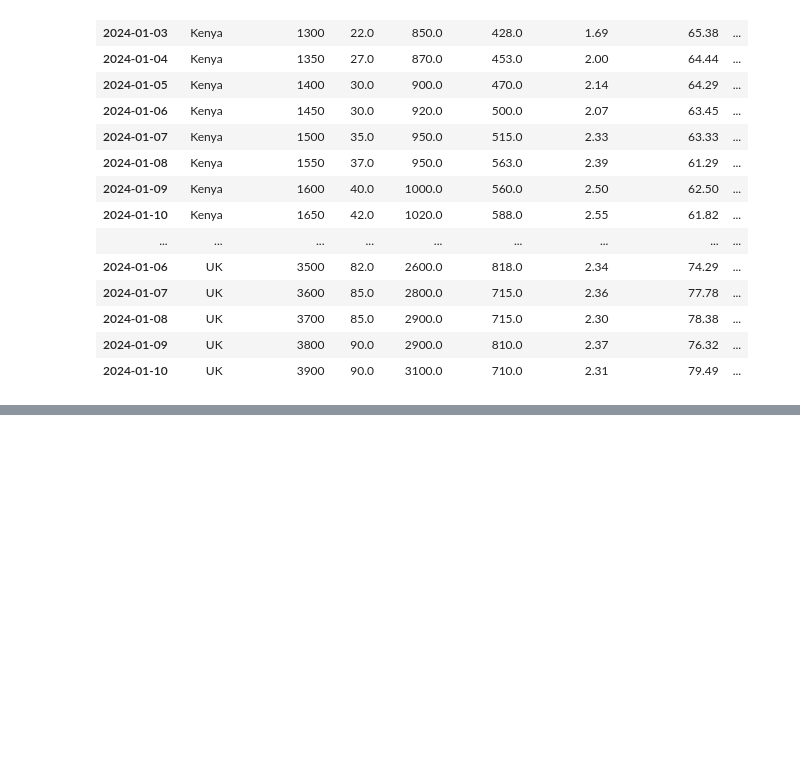
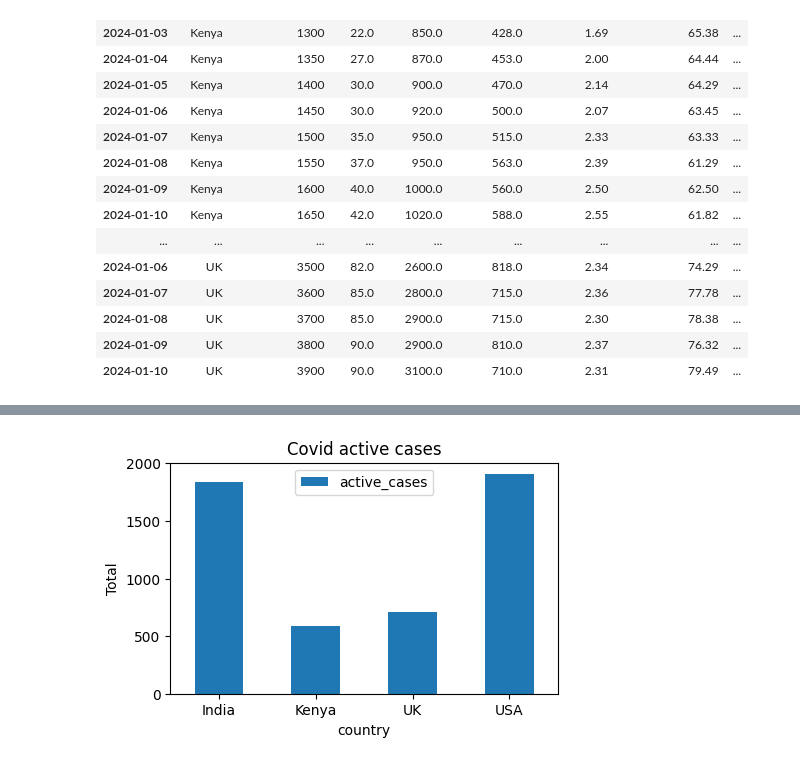
Before and after one commit to Majok-Bol/covid_data, a Jupyter notebook: covid_data_analytics.ipynb, the cells around one changed output, grey strips where cells are left out. Cells and saved outputs as stored; diff of their text form; code cells hidden in the pictures; blank space fills up the shorter version.

```diff
--- a/covid_data_analytics.ipynb
+++ b/covid_data_analytics.ipynb
@@ -330,0 +506,12 @@ covid_data_copy
+# %%
+#fetch active cases from each country
+#plot bar graph
+country_totals[["active_cases"]].plot(kind="bar",figsize=(5,3))
+plt.title("Covid active cases")
+plt.xlabel("country")
+plt.ylabel("Total")
+plt.xticks(rotation=0)
+plt.savefig("covid_active_cases.png")
+# plt.show()
+# %% [output]
+[figure, added]
```
Also changed, not shown: parts of 13 cells of this notebook, 11 other files.
